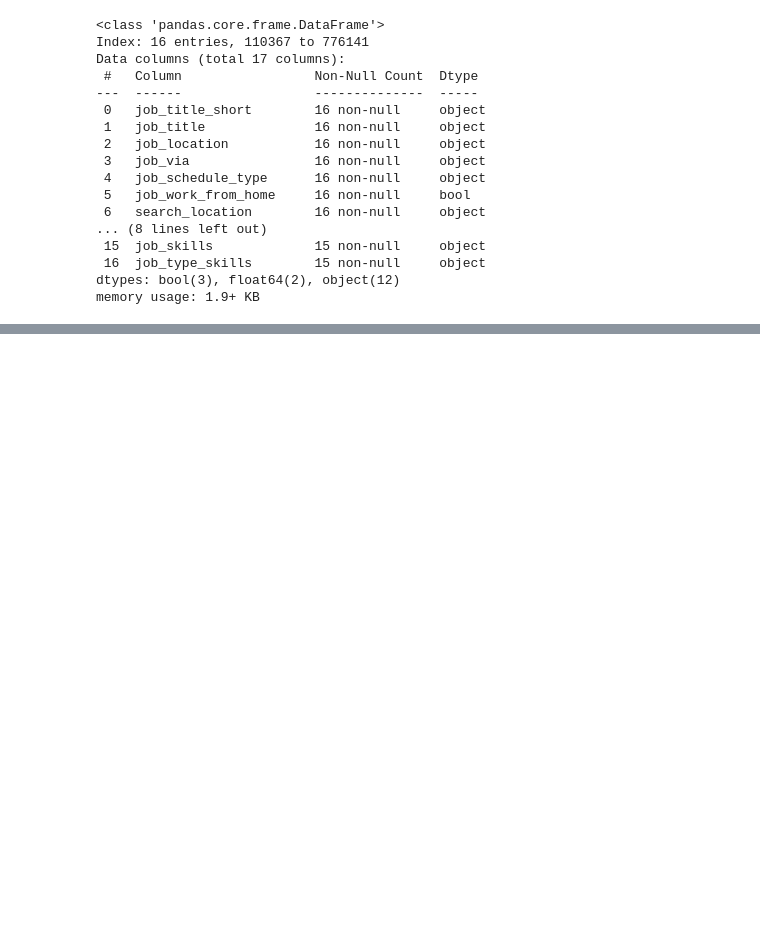
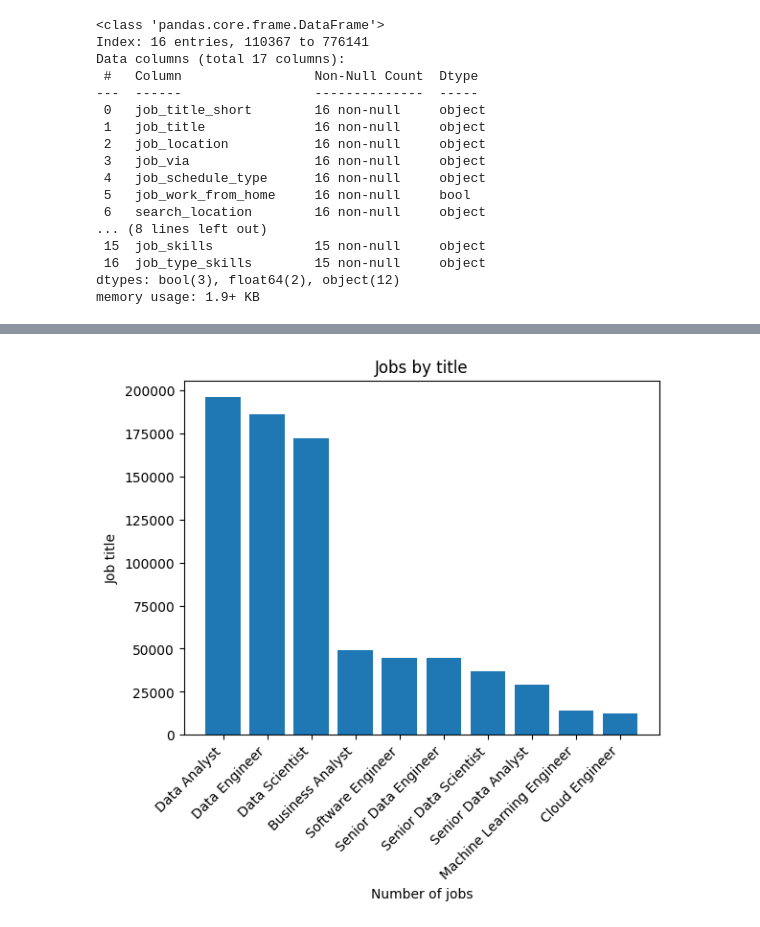
Before and after one commit to Alex-Matulay/Python_for_data_analytics_lukebarousse, a Jupyter notebook: 4_Problems/1_24_Pandas Inspection.ipynb, the cells around one changed output, grey strips where cells are left out. Drawn from its saved outputs; the diff is of its cells as text; code cells hidden in the pictures; blank space fills up the shorter version.

```diff
--- a/4_Problems/1_24_Pandas Inspection.ipynb
+++ b/4_Problems/1_24_Pandas Inspection.ipynb
@@ -273,0 +286,9 @@ df_clean.groupby('job_title_short')['salary_year_avg'].agg(['median', 'mean', 'm
+# %%
+plt.bar(df_1.index, df_1)
+plt.title('Jobs by title')
+plt.xlabel('Number of jobs')
+plt.ylabel('Job title')
+plt.xticks(rotation=45, ha='right')
+plt.show()
+# %% [output]
+[figure, added]
```
Also changed, not shown: parts of 6 cells of this notebook.
